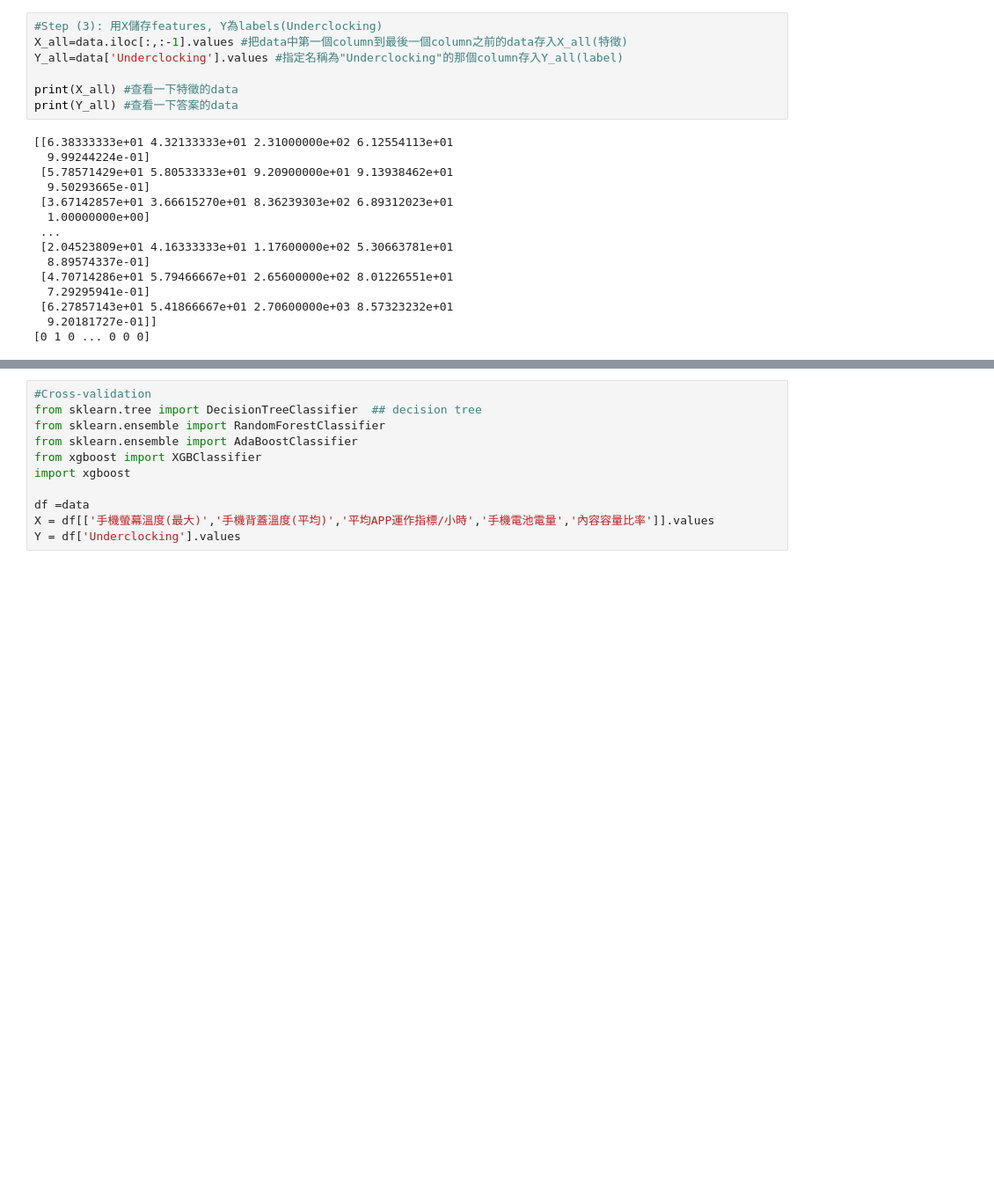
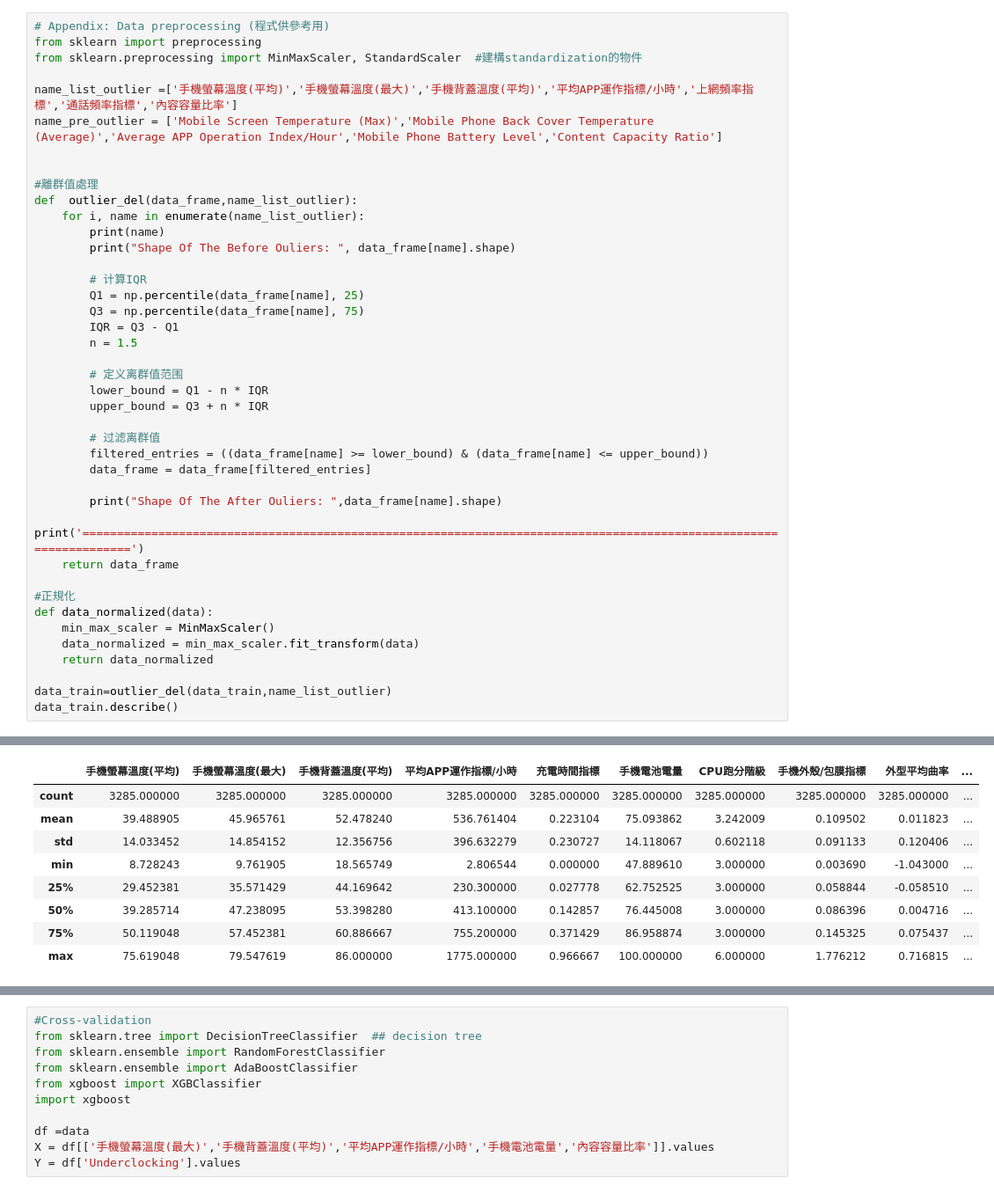
Before and after one commit to jeremy4111/ai, a Jupyter notebook: xgboost.ipynb, the cells around one changed output, grey strips where cells are left out. Shown at 88% size. Drawn from its saved outputs; the diff is of its cells as text; blank space fills up the shorter version.

```diff
--- a/xgboost.ipynb
+++ b/xgboost.ipynb
@@ -28,22 +28,42 @@ data.describe()
-# %%
-#Step (3): 用X儲存features, Y為labels(Underclocking)
-X_all=data.iloc[:,:-1].values #把data中第一個column到最後一個column之前的data存入X_all(特徵)
-Y_all=data['Underclocking'].values #指定名稱為"Underclocking"的那個column存入Y_all(label)
-
-print(X_all) #查看一下特徵的data
-print(Y_all) #查看一下答案的data
-# %% [output]
-[[6.38333333e+01 4.32133333e+01 2.31000000e+02 6.12554113e+01
-  9.99244224e-01]
- [5.78571429e+01 5.80533333e+01 9.20900000e+01 9.13938462e+01
-  9.50293665e-01]
- [3.67142857e+01 3.66615270e+01 8.36239303e+02 6.89312023e+01
-  1.00000000e+00]
- ...
- [2.04523809e+01 4.16333333e+01 1.17600000e+02 5.30663781e+01
-  8.89574337e-01]
- [4.70714286e+01 5.79466667e+01 2.65600000e+02 8.01226551e+01
-  7.29295941e-01]
- [6.27857143e+01 5.41866667e+01 2.70600000e+03 8.57323232e+01
-  9.20181727e-01]]
-[0 1 0 ... 0 0 0]
+# %%
+# Appendix: Data preprocessing (程式供參考用)
+from sklearn import preprocessing
+from sklearn.preprocessing import MinMaxScaler, StandardScaler  #建構standardization的物件
+
+name_list_outlier =['手機螢幕溫度(平均)','手機螢幕溫度(最大)','手機背蓋溫度(平均)','平均APP運作指標/小時','上網頻率指標','通話頻率指標','內容容量比率']
+name_pre_outlier = ['Mobile Screen Temperature (Max)','Mobile Phone Back Cover Temperature (Average)','Average APP Operation Index/Hour','Mobile Phone Battery Level','Content Capacity Ratio']
+
+
+#離群值處理
+def  outlier_del(data_frame,name_list_outlier):
+    for i, name in enumerate(name_list_outlier):
+        print(name)
+        print("Shape Of The Before Ouliers: ", data_frame[name].shape)
+
+        # 计算IQR
+        Q1 = np.percentile(data_frame[name], 25)
+        Q3 = np.percentile(data_frame[name], 75)
+        IQR = Q3 - Q1
+        n = 1.5
+
+        # 定义离群值范围
+        lower_bound = Q1 - n * IQR
+        upper_bound = Q3 + n * IQR
+
+        # 过滤离群值
+        filtered_entries = ((data_frame[name] >= lower_bound) & (data_frame[name] <= upper_bound))
+        data_frame = data_frame[filtered_entries]
+
+        print("Shape Of The After Ouliers: ",data_frame[name].shape)
+        print('===================================================================================================================')
+    return data_frame
+
+#正規化
+def data_normalized(data):
+    min_max_scaler = MinMaxScaler()
+    data_normalized = min_max_scaler.fit_transform(data)
+    return data_normalized
+
+data_train=outlier_del(data_train,name_list_outlier)
+data_train.describe()
+# %% [output]
@@ -50,3 +87,12 @@ print(Y_all) #查看一下答案的data
+|  | 手機螢幕溫度(平均) | 手機螢幕溫度(最大) | 手機背蓋溫度(平均) | 平均APP運作指標/小時 | 充電時間指標 | 手機電池電量 | CPU跑分階級 | 手機外殼/包膜指標 | 外型平均曲率 | ... |
+| count | 3285.000000 | 3285.000000 | 3285.000000 | 3285.000000 | 3285.000000 | 3285.000000 | 3285.000000 | 3285.000000 | 3285.000000 | ... |
+| mean | 39.488905 | 45.965761 | 52.478240 | 536.761404 | 0.223104 | 75.093862 | 3.242009 | 0.109502 | 0.011823 | ... |
+| std | 14.033452 | 14.854152 | 12.356756 | 396.632279 | 0.230727 | 14.118067 | 0.602118 | 0.091133 | 0.120406 | ... |
+| min | 8.728243 | 9.761905 | 18.565749 | 2.806544 | 0.000000 | 47.889610 | 3.000000 | 0.003690 | -1.043000 | ... |
+| 25% | 29.452381 | 35.571429 | 44.169642 | 230.300000 | 0.027778 | 62.752525 | 3.000000 | 0.058844 | -0.058510 | ... |
+| 50% | 39.285714 | 47.238095 | 53.398280 | 413.100000 | 0.142857 | 76.445008 | 3.000000 | 0.086396 | 0.004716 | ... |
+| 75% | 50.119048 | 57.452381 | 60.886667 | 755.200000 | 0.371429 | 86.958874 | 3.000000 | 0.145325 | 0.075437 | ... |
+| max | 75.619048 | 79.547619 | 86.000000 | 1775.000000 | 0.966667 | 100.000000 | 6.000000 | 1.776212 | 0.716815 | ... |
 # %%
 import seaborn as sns
 import matplotlib.pyplot as plt
```
Also changed, not shown: parts of 14 cells of this notebook.
